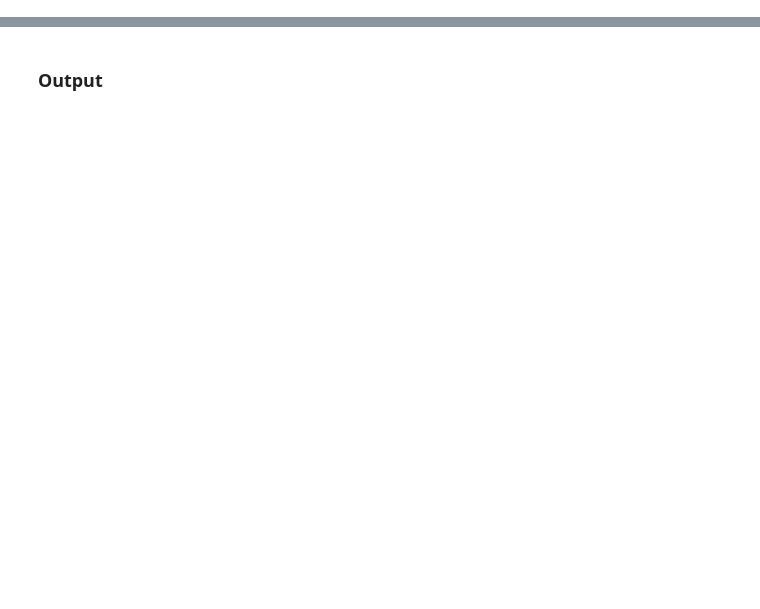
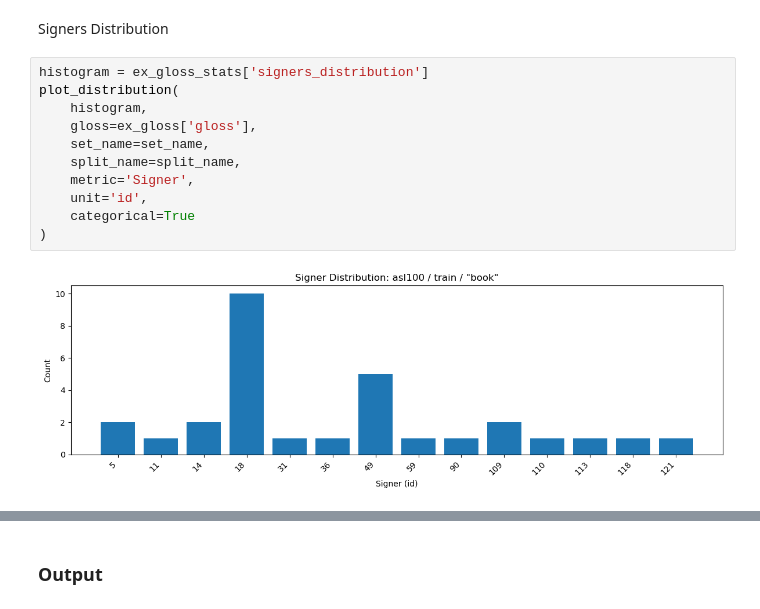
Before and after one commit to 0p3nTheSauce/SLR, a Jupyter notebook: code/wlasl_stats2.ipynb, the cells around one changed output, grey strips where cells are left out. Drawn from its saved outputs; the diff is of its cells as text; blank space fills up the shorter version.

```diff
--- a/code/wlasl_stats2.ipynb
+++ b/code/wlasl_stats2.ipynb
@@ -76,0 +213,15 @@ classes = json.load(open(CLASSES_PATH))
+# %% [markdown]
+Signers Distribution
+# %%
+histogram = ex_gloss_stats['signers_distribution']
+plot_distribution(
+    histogram,
+    gloss=ex_gloss['gloss'],
+    set_name=set_name,
+    split_name=split_name,
+    metric='Signer',
+    unit='id',
+    categorical=True
+)
+# %% [output]
+[figure, added]
```
Also changed, not shown: parts of 70 cells of this notebook, 5 other files.
